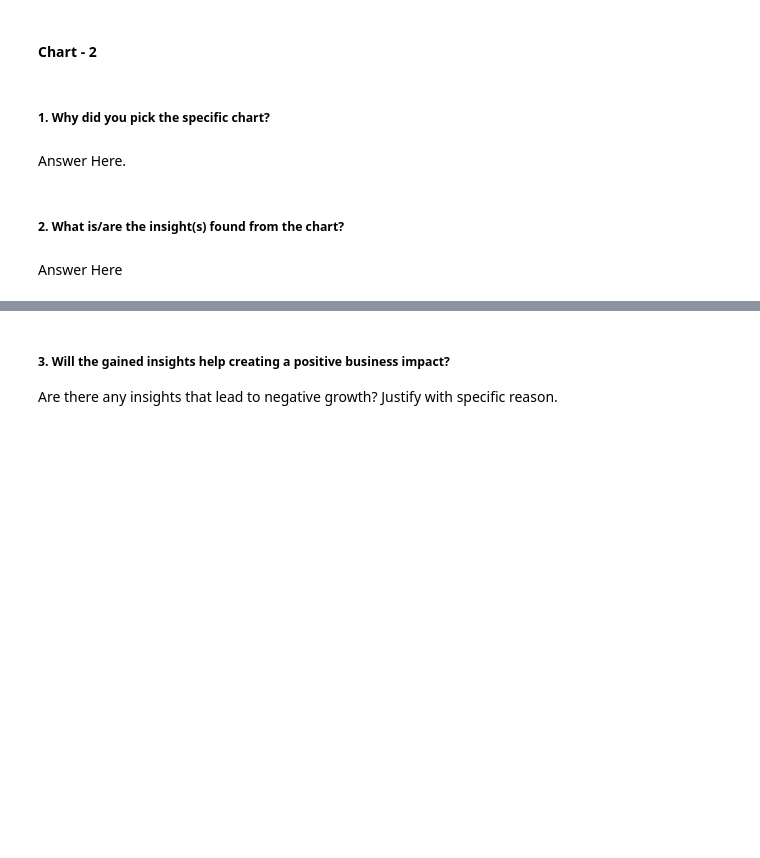
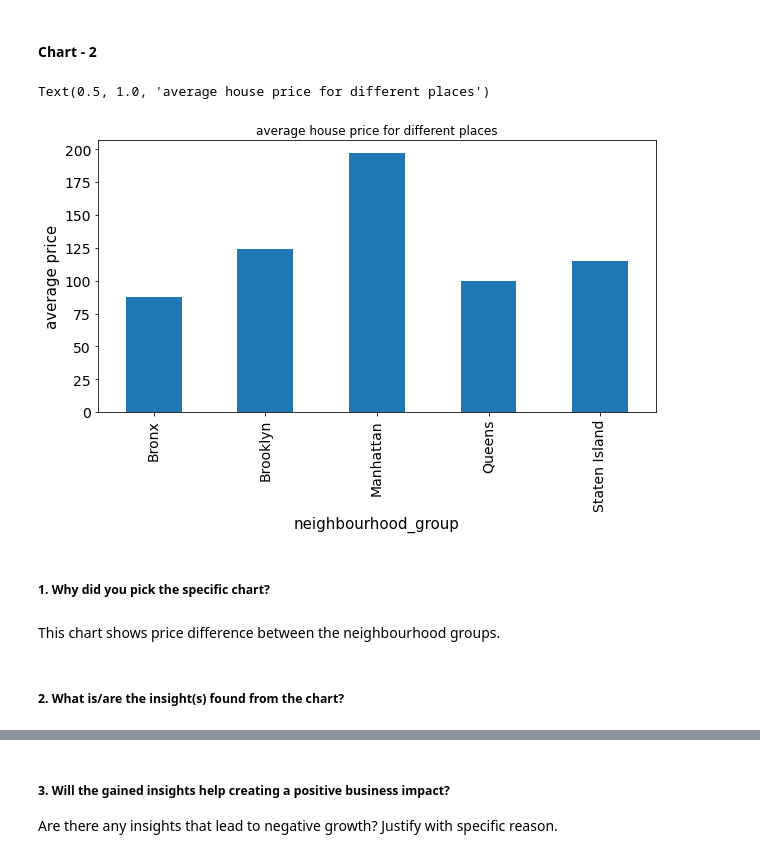
Before and after one commit to 1002Sam/EDA_Airbnb, a Jupyter notebook: Sample_EDA_Submission_Template.ipynb, the cells around one changed output, grey strips where cells are left out. Drawn from its saved outputs; the diff is of its cells as text; code cells hidden in the pictures; blank space fills up the shorter version.

```diff
--- a/Sample_EDA_Submission_Template.ipynb
+++ b/Sample_EDA_Submission_Template.ipynb
@@ -410,8 +427,17 @@ With the help of this data we can find target places to improve services at thos
+# %%
+# Chart - 2 visualization code
+
+avg_price = airbnb_df.groupby(["neighbourhood_group"])["price"].mean()
+a = avg_price.plot.bar(figsize = (10,5), fontsize = 14)
+a.set_xlabel("neighbourhood_group", fontsize = 15)
+a.set_ylabel("average price", fontsize = 15)
+a.set_title("average house price for different places")
+# %% [output]
+Text(0.5, 1.0, 'average house price for different places')
+[figure, added]
 # %% [markdown]
 ##### 1. Why did you pick the specific chart?
-# %% [markdown]
-Answer Here.
+# %% [markdown]
+This chart shows price difference between the neighbourhood groups.
 # %% [markdown]
 ##### 2. What is/are the insight(s) found from the chart?
-# %% [markdown]
-Answer Here
```
Also changed, not shown: parts of 62 cells of this notebook.
